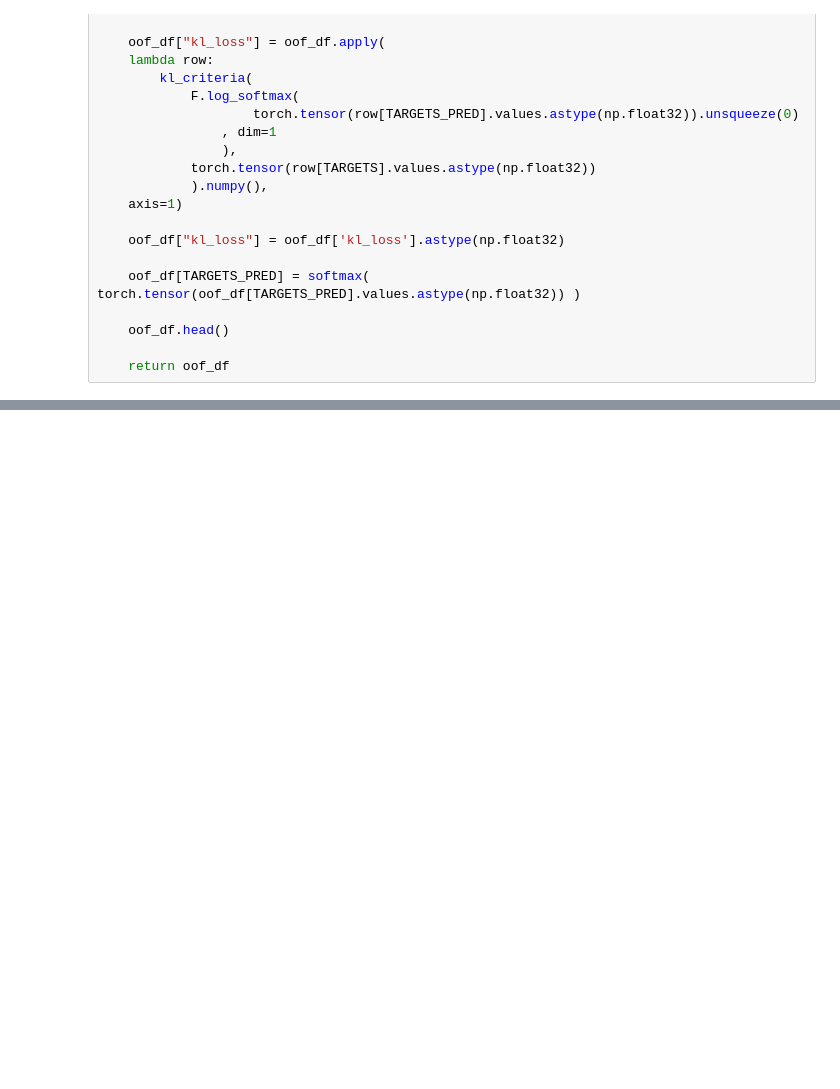
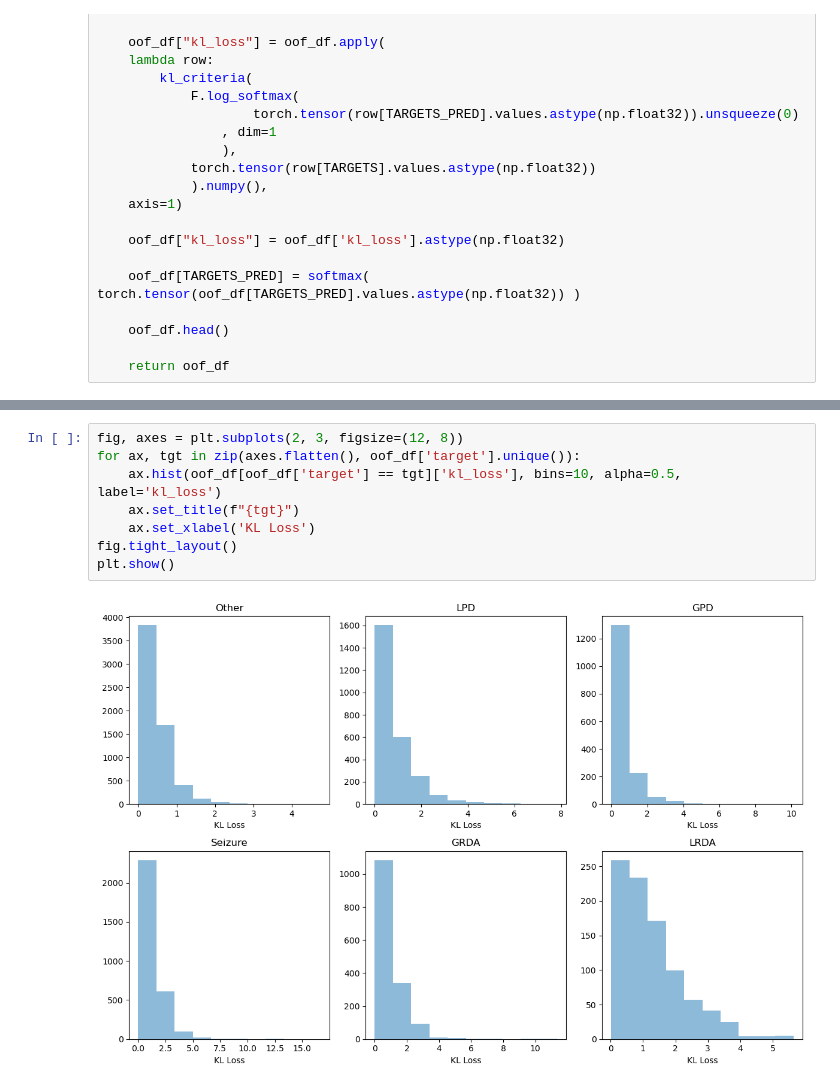
Before and after one commit to AzimuthLI/kaggle_hms, a Jupyter notebook: ResNetGRU_Train.ipynb, the cells around one changed output, grey strips where cells are left out. Cells and saved outputs as stored; diff of their text form; blank space fills up the shorter version.

```diff
--- a/ResNetGRU_Train.ipynb
+++ b/ResNetGRU_Train.ipynb
@@ -1207,0 +1048,10 @@ Average KL Loss:  0.70133597
+# %%
+fig, axes = plt.subplots(2, 3, figsize=(12, 8))
+for ax, tgt in zip(axes.flatten(), oof_df['target'].unique()):
+    ax.hist(oof_df[oof_df['target'] == tgt]['kl_loss'], bins=10, alpha=0.5, label='kl_loss')
+    ax.set_title(f"{tgt}")
+    ax.set_xlabel('KL Loss')
+fig.tight_layout()
+plt.show()
+# %% [output]
+[figure, added]
```
Also changed, not shown: parts of 8 cells of this notebook, 4 other files.
